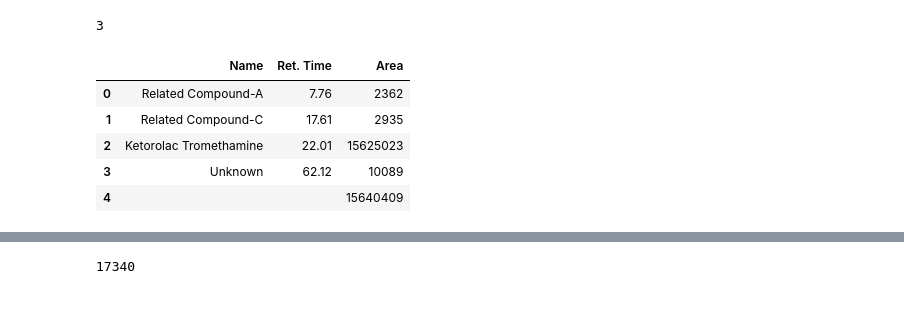
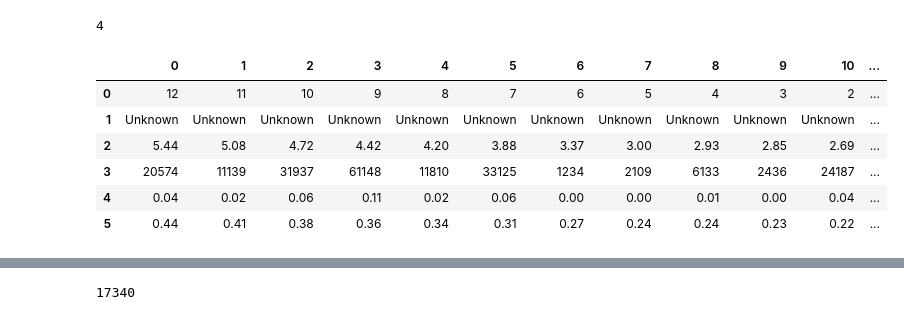
Before and after one commit to pawankurada/impurity-calculator, a Jupyter notebook: RS-creator-Copy1.ipynb, the cells around one changed output, grey strips where cells are left out. Saved outputs shown, nothing was run; the diff lists cells and outputs as text; code cells hidden in the pictures.

```diff
--- a/RS-creator-Copy1.ipynb
+++ b/RS-creator-Copy1.ipynb
@@ -316,14 +316,14 @@ df_peak_table = df_peak_table.drop(inxs_to_remove)
 # %%
 df_peak_table
 # %%
-compound = 'Ketorolac Tromethamine'
+compound = 'Vancomycin-B'
 headers = ['Name','Ret. Time','Area']
 # headers = ['Area']
-chrom_input = os.path.join(os.getcwd(), "data", "Imp-vs-imp", compound, '1008-019B_40°C 75% RH 1.5M(U).pdf')
-# tables = camelot.read_pdf(chrom_input, pages= 'all', line_scale =30)
-tables = camelot.read_pdf(chrom_input, pages= 'all', flavour = 'stream')
-df_peak_table = table_extratcor(tables, headers)
-df_peak_table = df_peak_table.drop_duplicates(keep="first")
+chrom_input = os.path.join(os.getcwd(), "data", "RS-area-norm", '1043_006_40_75_6M_I_SPL_01.pdf')
+tables = camelot.read_pdf(chrom_input, pages= 'all')
+# tables = camelot.read_pdf(chrom_input, pages= 'all', flavour = 'stream')
+# df_peak_table = table_extratcor(tables, headers)
+# df_peak_table = df_peak_table.drop_duplicates(keep="first")
 # base_rt = float(df_peak_table['Ret. Time'][df_peak_table["Name"].str.contains(compound, flags = re.IGNORECASE)].values.tolist()[0])
 # compound_row = df_peak_table[df_peak_table["Name"].str.contains(compound, flags = re.IGNORECASE)].index
 # df_peak_table = df_peak_table.drop(compound_row)
@@ -334,13 +334,17 @@ df_peak_table = df_peak_table.drop_duplicates(keep="first")
 # %%
 print(len(tables))
 # %% [output]
-3
+4
 # %%
-df_peak_table
+df_table = tables[0].df
+# df_table = tables[0].df.T.reindex(index=df_table.index[::-1])
-# %% [output]
-|  | Name | Ret. Time | Area |
-| 0 | Related Compound-A | 7.76 | 2362 |
-| 1 | Related Compound-C | 17.61 | 2935 |
-| 2 | Ketorolac Tromethamine | 22.01 | 15625023 |
-| 3 | Unknown | 62.12 | 10089 |
-| 4 |  |  | 15640409 |
+# %%
+df_table
+# %% [output]
+|  | 0 | 1 | 2 | 3 | 4 | 5 | 6 | 7 | 8 | 9 | 10 | ... |
+| 0 | 12 | 11 | 10 | 9 | 8 | 7 | 6 | 5 | 4 | 3 | 2 | ... |
+| 1 | Unknown | Unknown | Unknown | Unknown | Unknown | Unknown | Unknown | Unknown | Unknown | Unknown | Unknown | ... |
+| 2 | 5.44 | 5.08 | 4.72 | 4.42 | 4.20 | 3.88 | 3.37 | 3.00 | 2.93 | 2.85 | 2.69 | ... |
+| 3 | 20574 | 11139 | 31937 | 61148 | 11810 | 33125 | 1234 | 2109 | 6133 | 2436 | 24187 | ... |
+| 4 | 0.04 | 0.02 | 0.06 | 0.11 | 0.02 | 0.06 | 0.00 | 0.00 | 0.01 | 0.00 | 0.04 | ... |
+| 5 | 0.44 | 0.41 | 0.38 | 0.36 | 0.34 | 0.31 | 0.27 | 0.24 | 0.24 | 0.23 | 0.22 | ... |
```
Also changed, not shown: parts of 7 cells of this notebook, 5 other files.
